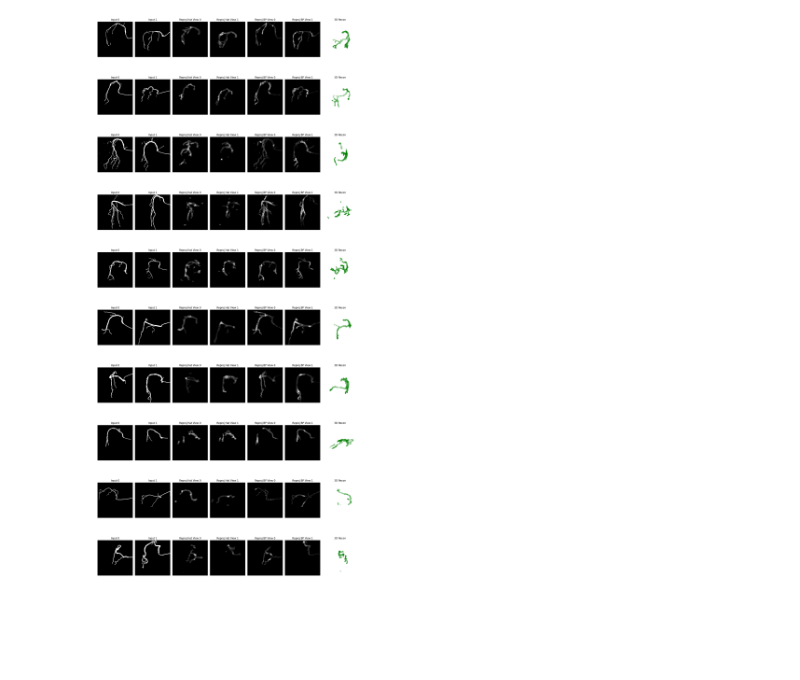
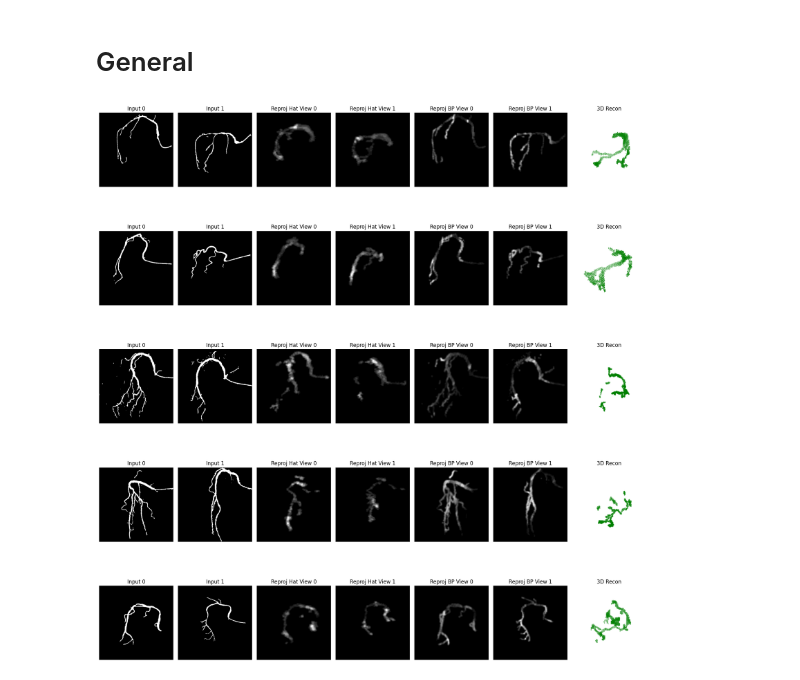
Before and after one commit to cvlab-ai/xra-diff, a Jupyter notebook: notebooks/clinical_qualitative.ipynb, the cells around one changed output. Cells and saved outputs as stored; diff of their text form; code cells hidden in the pictures; blank space fills up the shorter version.

```diff
--- a/notebooks/clinical_qualitative.ipynb
+++ b/notebooks/clinical_qualitative.ipynb
@@ -10,7 +10,7 @@ from reconsnet.data.postprocess import percentile_threshold, denoise_voxels
 from pathlib import Path
 from tqdm import tqdm
 
-CHECKPOINT_PATH = "../stronger-conditioning.ckpt"
+CHECKPOINT_PATH = "/home/shared/model-weights/both.ckpt"
 DATA_PATH = "/home/shared/uck-right"
 RESULTS_PATH = "data/synthetic_right.csv"
 CAMERA_GRID_SIZE = (60, 60, 60)
@@ -20,8 +20,10 @@ set_config_path(Path("../config"))
 model = DiffusionModule.load_from_checkpoint(CHECKPOINT_PATH, lr=1e-4)
 reconstruct = lambda x: model.fast_reconstruct(*x, num_inference_steps=10, guidance=True)
 ds = ClinicalDataset(DATA_PATH)
+# %% [markdown]
+# General
 # %%
-n_samples = 10
+n_samples = 5
 fig = plt.figure(figsize=(18, 4 * n_samples))
 
 for i in range(n_samples):
@@ -55,31 +57,31 @@ for i in range(n_samples):
     ax2.imshow(pred0, cmap='gray')
     ax2.set_title("Reproj Hat View 0")
     ax2.axis('off')
 
     ax3 = fig.add_subplot(n_samples, 7, i*7 + 4)
     ax3.imshow(pred1, cmap='gray')
     ax3.set_title("Reproj Hat View 1")
     ax3.axis('off')
 
     ax4 = fig.add_subplot(n_samples, 7, i*7 + 5)
     ax4.imshow(backproj0, cmap='gray')
     ax4.set_title("Reproj BP View 0")
     ax4.axis('off')
 
     ax5 = fig.add_subplot(n_samples, 7, i*7 + 6)
     ax5.imshow(backproj1, cmap='gray')
     ax5.set_title("Reproj BP View 1")
     ax5.axis('off')
 
     ax6 = fig.add_subplot(n_samples, 7, i*7 + 7, projection='3d')
     pcd = np.argwhere(hat_bin > 0)
     ax6.scatter(pcd[:, 0], pcd[:, 1], pcd[:, 2], s=1, c='green')
     ax6.set_title("3D Recon")
     ax6.view_init(elev=30, azim=45)
     ax6.axis('off')
 
 
 plt.tight_layout()
 plt.show()
 # %% [output]
-[figure, old version]
+[figure, new version]
```
Also changed, not shown: parts of 6 cells of this notebook, 5 other files.
